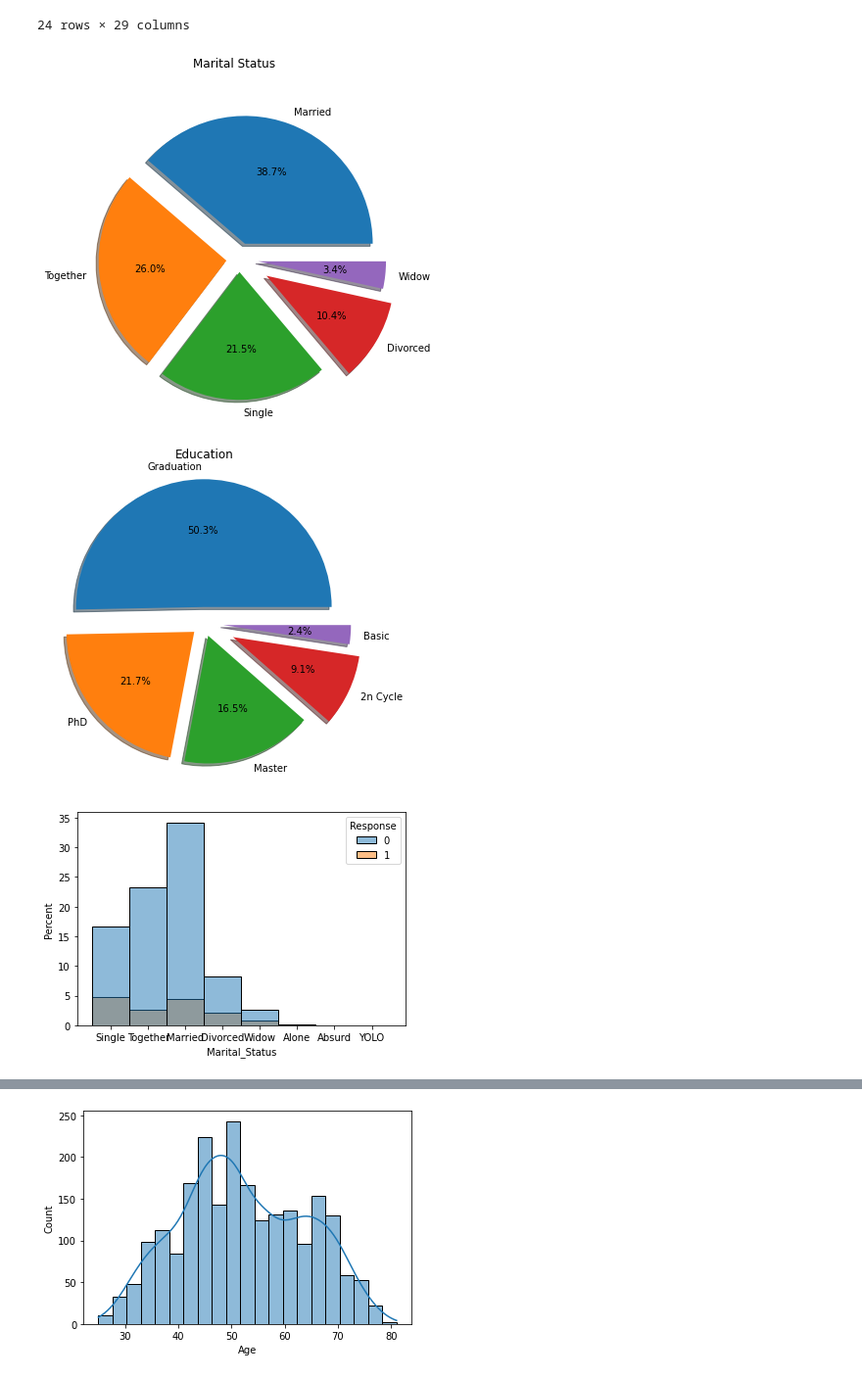
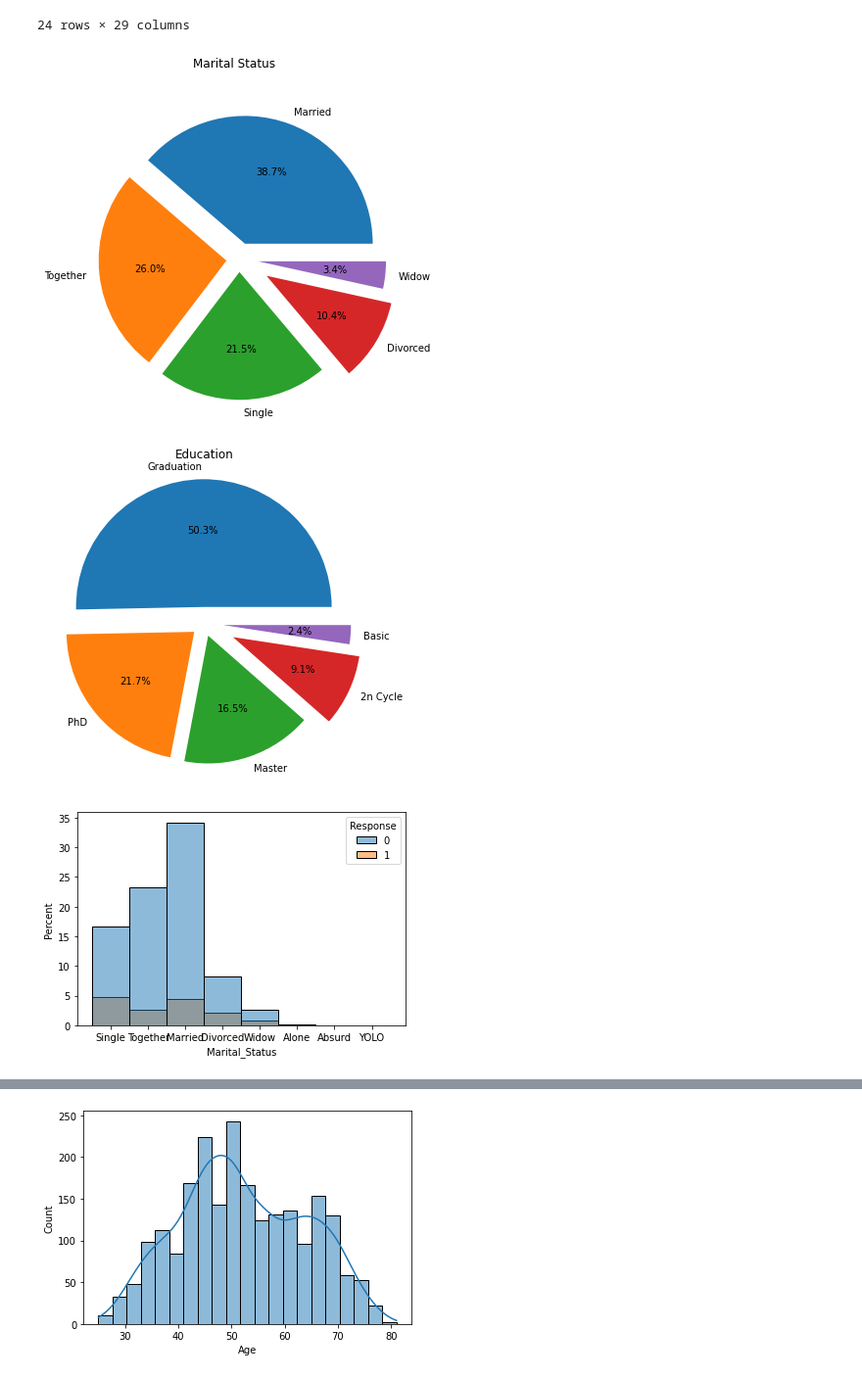
Before and after one commit to saksaokp/Prog_lang, a Jupyter notebook: reports/Krupenkov/pandas/main.ipynb, the cells around one changed output, grey strips where cells are left out. Shown at 98% size. Saved outputs shown, nothing was run; the diff lists cells and outputs as text; code cells hidden in the pictures.

```diff
--- a/reports/Krupenkov/pandas/main.ipynb
+++ b/reports/Krupenkov/pandas/main.ipynb
@@ -82,37 +82,37 @@ ed_df = df["Education"].value_counts().to_frame()
 ms_df[ms_df["Marital_Status"] > 50].plot(
     kind='pie',
     autopct='%1.1f%%',
     legend=None,
     ylabel="",
     subplots=True,
-    shadow=True,
+    shadow=False,
     explode=(0.13, 0.1, 0.1, 0.25, 0.15),
     title="Marital Status",
     figsize = (6,6)
 )
 plt.show()
 
 ed_df.plot(
     y="Education",
     kind='pie',
     autopct='%1.1f%%',
     legend=None,
     ylabel="",
-    shadow=True,
+    shadow=False,
     explode=(0.13, 0.1, 0.1, 0.25, 0.15),
     title="Education",
     figsize = (6,6)
 
 )
 plt.show()
 
 sns.histplot(data=df, x="Marital_Status", stat='percent', hue="Response")
 plt.show()
 sns.histplot(data=df, x="Education", stat='percent', hue="Response")
 plt.show()
 # %% [output]
-[figure, old version]
+[figure, new version]
-[figure, old version]
+[figure, new version]
 [figure]
 [figure]
 # %%
```
Also changed, not shown: parts of 1 cell of this notebook.
